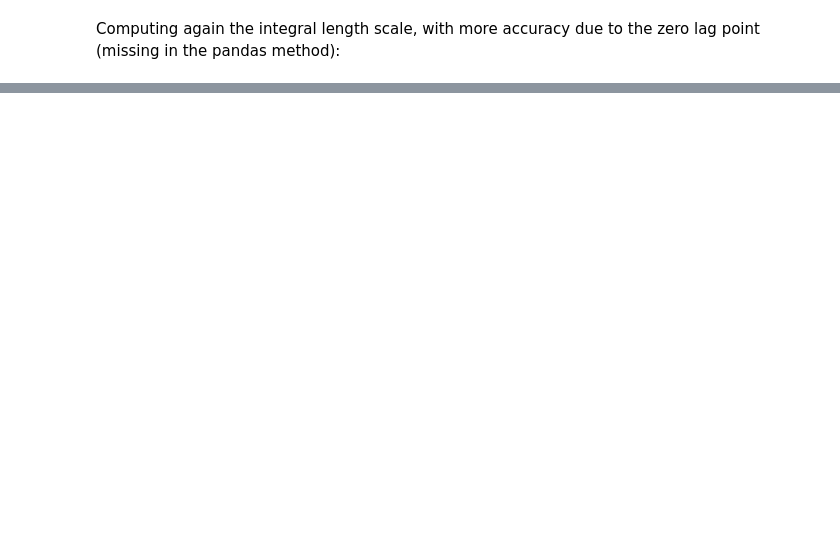
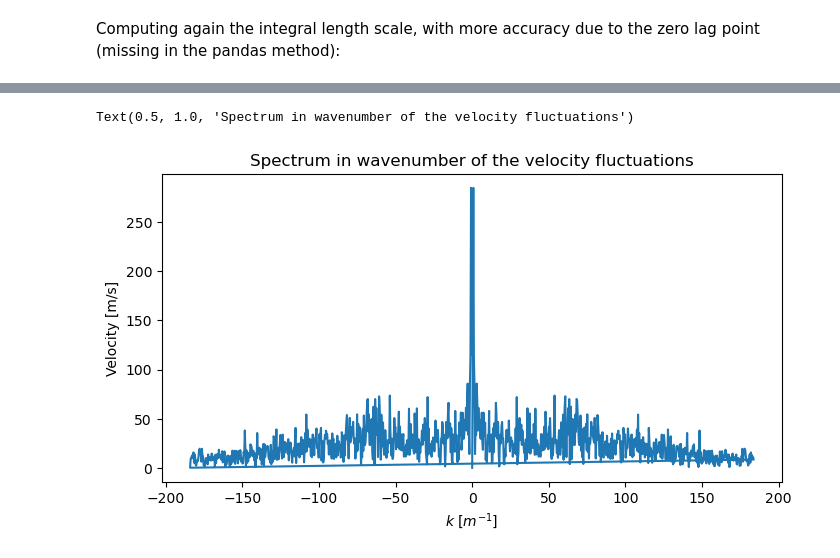
Before and after one commit to Ferraan/AdvancedFluidMechanics, a Jupyter notebook: 3-Turbulence/Assignment3Grup1.ipynb, the cells around one changed output, grey strips where cells are left out. Saved outputs shown, nothing was run; the diff lists cells and outputs as text; code cells hidden in the pictures; blank space fills up the shorter version.

Commit message:
Added Power Spectrum and Kolmogorov's power law

```diff
--- a/3-Turbulence/Assignment3Grup1.ipynb
+++ b/3-Turbulence/Assignment3Grup1.ipynb
@@ -303,0 +308,2 @@ The integral length scale L is 0.17825910264141692 with statsmodels autocorrelat
+# %%
+E = np.abs(np.fft.fft(uPrime))
@@ -303,0 +317,12 @@ The integral length scale L is 0.17825910264141692 with statsmodels autocorrelat
+# %%
+freq = np.fft.fftfreq(uPrime.size,0.001)
+wavenum = 2*np.pi*freq/Umean
+
+fig,ax = plt.subplots(figsize=(8,4))
+ax.plot(wavenum,E)
+ax.set_ylabel(r'Velocity [m/s]')
+ax.set_xlabel(r'$k$ [$m^{-1}$]')
+ax.set_title("Spectrum in wavenumber of the velocity fluctuations")
+# %% [output]
+Text(0.5, 1.0, 'Spectrum in wavenumber of the velocity fluctuations')
+[figure, added]
```
Also changed, not shown: parts of 32 cells of this notebook.
